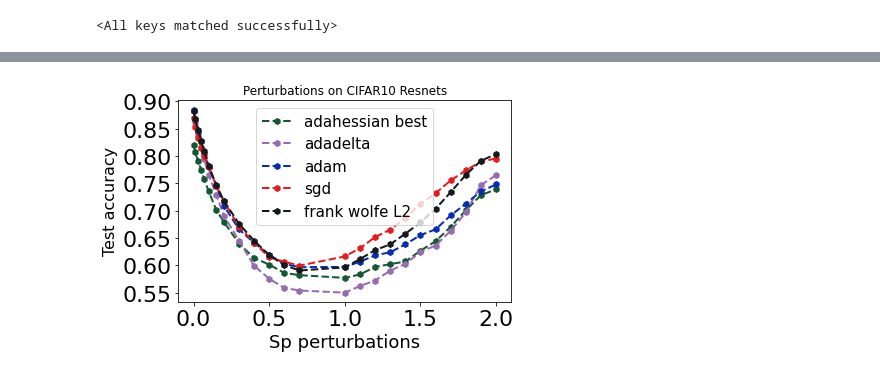
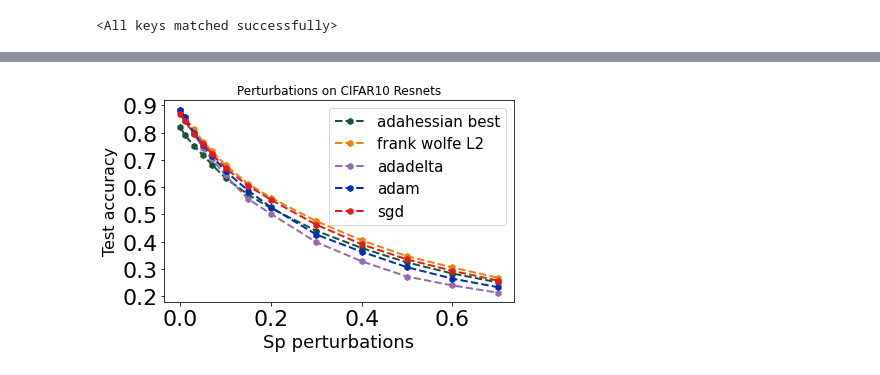
Before and after one commit to yeungjosh/AITP2020-DS-Challenge, a Jupyter notebook: cifar10_perturbation_analysis.ipynb, the cells around one changed output, grey strips where cells are left out. Saved outputs shown, nothing was run; the diff lists cells and outputs as text; code cells hidden in the pictures.

```diff
--- a/cifar10_perturbation_analysis.ipynb
+++ b/cifar10_perturbation_analysis.ipynb
@@ -483,15 +487,16 @@ if ntype == 'white':
 
 else:
     noise_level = [0.0, 0.01, 0.03, 0.05, 0.07, 0.1, 0.15, 0.2, 0.3, 0.4, 0.5, 0.6, 0.7]
-    noise_level = [0.0, 0.01, 0.03, 0.05, 0.07, 0.1, 0.15, 0.2, 0.3, 0.4, 0.5, 0.6, 0.7, 1.0, 1.1, 1.2,1.3,1.4, 1.5, 1.6, 1.7, 1.8, 1.9, 2]
+    # noise_level = [0.0, 0.01, 0.03, 0.05, 0.07, 0.1, 0.15, 0.2, 0.3, 0.4, 0.5, 0.6, 0.7, 1.0, 1.1, 1.2,1.3,1.4, 1.5, 1.6, 1.7, 1.8, 1.9, 2]
     # noise_level = [1.5, 1.6, 1.7, 1.8, 1.9, 2]
     # noise_level = [0.0]
 
 start = time.time()
 
-
-# acc_adahessian_last_sp = perturb(adahessian_last, test_loader, noise_level, ntype=ntype)
-# print(acc_adahessian_last_sp)
+acc_adahessian_best_sp = perturb(adahessian_best, test_loader, noise_level, ntype=ntype)
+print(acc_adahessian_best_sp)
+acc_frank_wolfe_L2_sp = perturb(frank_wolfe_L2, test_loader, noise_level, ntype=ntype)
+print(acc_frank_wolfe_L2_sp)
 acc_adadelta_sp = perturb(adadelta, test_loader, noise_level, ntype=ntype)
 print(acc_adadelta_sp)
 acc_adam_sp = perturb(adam, test_loader, noise_level, ntype=ntype)
@@ -499,10 +504,7 @@ print(acc_adam_sp)
 acc_sgd_sp = perturb(sgd, test_loader, noise_level, ntype=ntype)
 print(acc_sgd_sp)
 
-acc_frank_wolfe_L2 = perturb(frank_wolfe_L2, test_loader, noise_level, ntype=ntype)
-print(acc_frank_wolfe_L2)
-acc_adahessian_best_sp = perturb(adahessian_best, test_loader, noise_level, ntype=ntype)
-print(acc_adahessian_best_sp)
+
 end = time.time()
 print(end - start)
 # %% [output]
@@ -534,24 +536,22 @@ print(acc_sgd_sp)
 # %%
-plt.plot(noise_level, acc_adahessian_best_sp, 'h--', lw=2, c='#125632', label='adahessian best')
-# plt.plot(noise_level, acc_adahessian_last_sp, 'h--', lw=2, c='#e9830c', label='adahessian last')
+
 
 plt.title("Perturbations on CIFAR10 Resnets")
+plt.plot(noise_level, acc_adahessian_best_sp, 'h--', lw=2, c='#125632', label='adahessian best')
+plt.plot(noise_level, acc_frank_wolfe_L2_sp, 'h--', lw=2, c='#e9830c', label='frank wolfe L2')
 plt.plot(noise_level, acc_adadelta_sp, 'h--', lw=2, c='#956bb1', label='adadelta')
 plt.plot(noise_level, acc_adam_sp, 'h--', lw=2, c='#052cb1', label='adam')
 plt.plot(noise_level, acc_sgd_sp, 'h--', lw=2, c='#e41a1c', label='sgd')
-plt.plot(noise_level, acc_frank_wolfe_L2, 'h--', lw=2, c='#141a1c', label='frank wolfe L2')
-
-
 plt.xlabel('Sp perturbations', fontsize=18)
 plt.ylabel('Test accuracy', fontsize=16)
 plt.tick_params(axis='y', labelsize=22)
 plt.tick_params(axis='x', labelsize=22)
 plt.locator_params(axis='y', nbins=8)
 plt.legend(fontsize=15)
 plt.tight_layout()
 plt.show()
 # plt.savefig('F"/content/gdrive/My Drive/plot_perturb.pdf')
 # %% [output]
-[figure, old version]
+[figure, new version]
 # %%
 plt.savefig('F"/content/gdrive/My Drive/plot_perturb.pdf')
```
Also changed, not shown: parts of 5 cells of this notebook.
